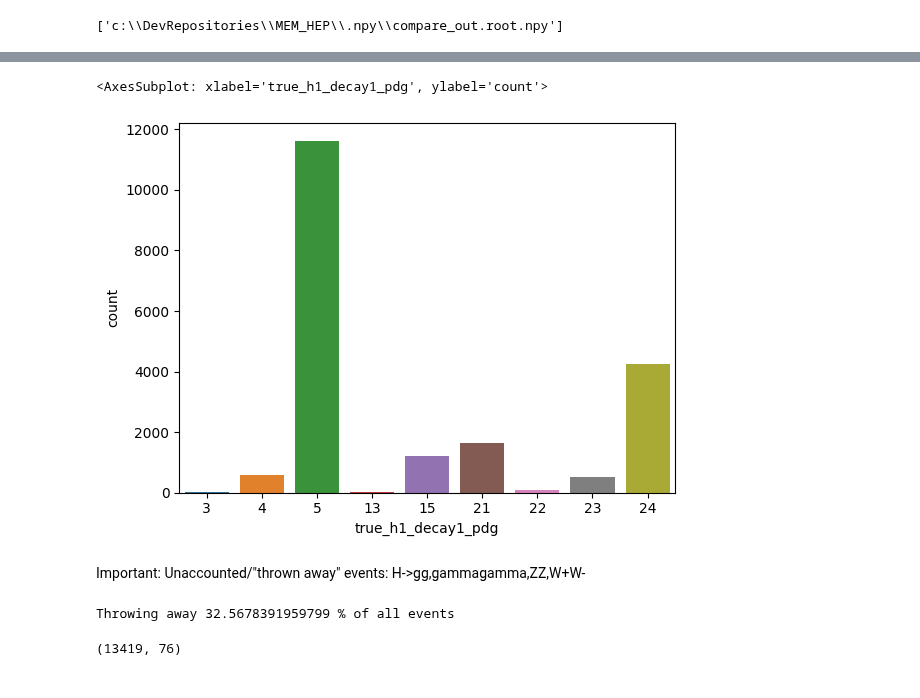
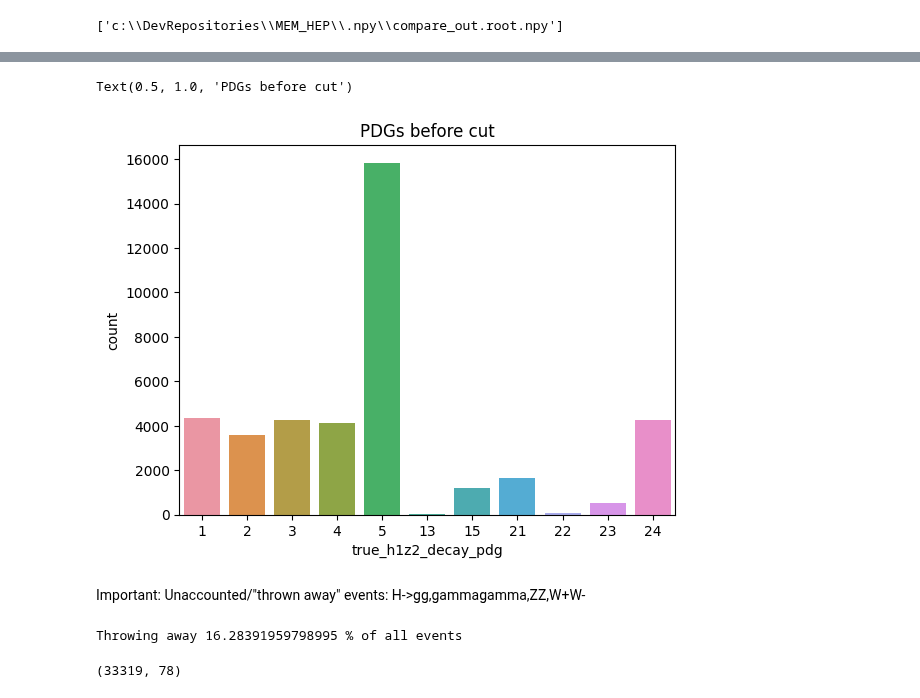
Before and after one commit to nVentis/MEM_HEP, a Jupyter notebook: view_v3.ipynb, the cells around one changed output, grey strips where cells are left out. Drawn from its saved outputs; the diff is of its cells as text; code cells hidden in the pictures.

```diff
--- a/view_v3.ipynb
+++ b/view_v3.ipynb
@@ -162,8 +122,11 @@ Length: 76, dtype: object
-# %%
-sns.countplot(data, x="true_h1_decay1_pdg")
-# %% [output]
-<AxesSubplot: xlabel='true_h1_decay1_pdg', ylabel='count'>
-[figure, removed]
+# %%
+data["true_h1z2_decay_pdg"] = data["true_h1_decay_pdg"] + data["true_z2_decay_pdg"]
+# %%
+ax = sns.countplot(data, x="true_h1z2_decay_pdg")
+ax.set_title("PDGs before cut")
+# %% [output]
+Text(0.5, 1.0, 'PDGs before cut')
+[figure, added]
 # %% [markdown]
 Important: Unaccounted/"thrown away" events: H->gg,gammagamma,ZZ,W+W-
 # %%
@@ -171,10 +134,10 @@ Important: Unaccounted/"thrown away" events: H->gg,gammagamma,ZZ,W+W-
 selection = data[(data["true_zhh_sigma"] <= 0) | (data["true_zzh_sigma"] <= 0)]
 print("Throwing away", len(selection)/len(data)*100, "% of all events")
 # %% [output]
-Throwing away 32.5678391959799 % of all events
+Throwing away 16.28391959798995 % of all events
 # %%
 # Applying cut
-data = data[(data["true_zhh_sigma"] > 0) & (data["true_zzh_sigma"] > 0)]
-data.shape
+data_cut = data.loc[(data["true_zhh_sigma"] > 0) & (data["true_zzh_sigma"] > 0)].copy()
+data_cut.shape
 # %% [output]
-(13419, 76)
+(33319, 78)
```
Also changed, not shown: parts of 28 cells of this notebook, 8 other files.
